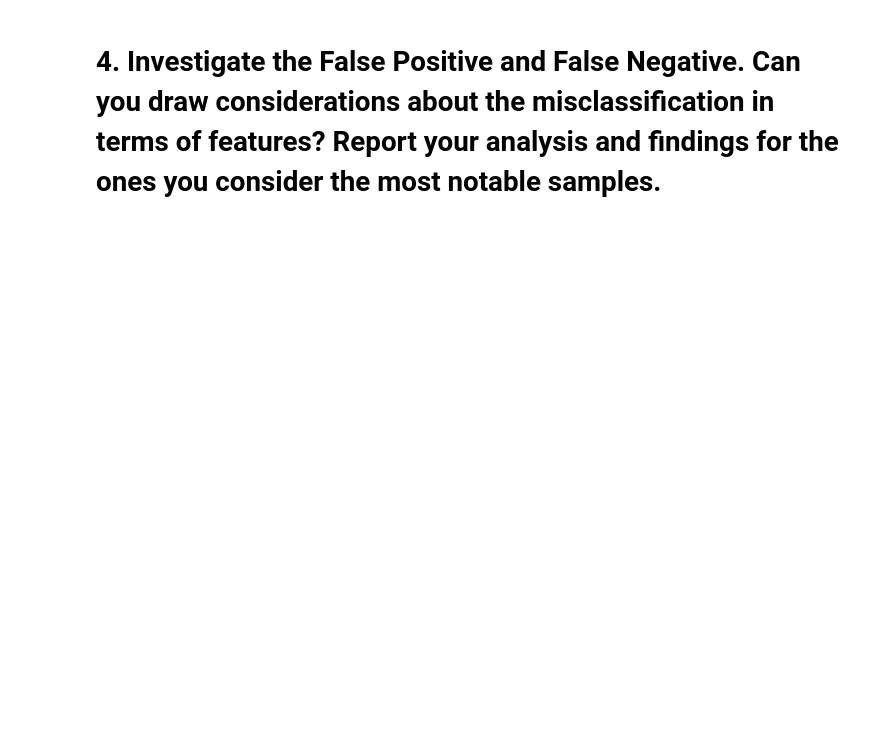
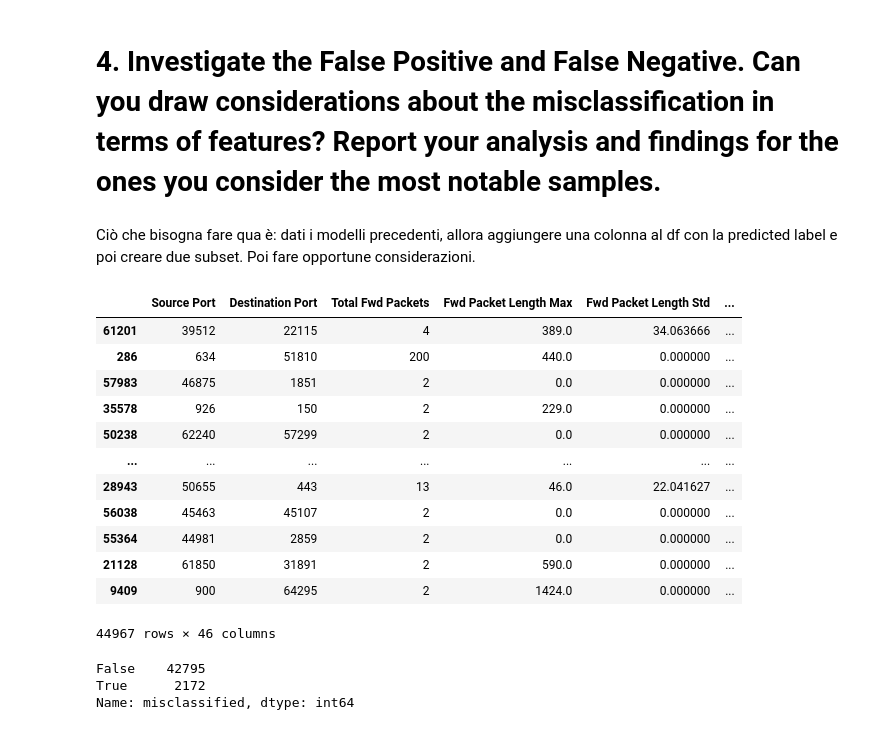
Before and after one commit to n4rciso/DDoS-Detection-using-Machine-Learning, a Jupyter notebook: ToSubmit/ML4N_Project_group9_Section_2.ipynb, the cells around one changed output. Saved outputs shown, nothing was run; the diff lists cells and outputs as text; code cells hidden in the pictures; blank space fills up the shorter version.

```diff
--- a/ToSubmit/ML4N_Project_group9_Section_2.ipynb
+++ b/ToSubmit/ML4N_Project_group9_Section_2.ipynb
@@ -389,7 +317,7 @@ dt_model, dt_accuracy = randomized_search(dt_clf, dt_params)
 Randomized Search for model: DecisionTreeClassifier
 Fitting 2 folds for each of 50 candidates, totalling 100 fits
 # %%
-rf_model, rf_accuracy = randomized_search(rf_clf, rf_params)
+rf_model, rf_accuracy, rf_best_params = randomized_search(rf_clf, rf_params)
 # %% [output]
 Randomized Search for model: RandomForestClassifier
 Fitting 2 folds for each of 50 candidates, totalling 100 fits
@@ -402,12 +324,26 @@ KeyboardInterrupt:
 # %%
-# Print the best models and their accuracies
+# Print the best models. their accuracies and Hyperparameters
 print(f"Decision Tree accuracy: {dt_accuracy}")
 print(f"Random Forest accuracy: {rf_accuracy}")
-print(f"Logistic Regression accuracy: {lr_accuracy}")
+print(f"SVM accuracy: {svm_accuracy}")
+
+print("Random Forest Best Parameters:", rf_best_params)
+print("Decision Tree Best Parameters:", dt_best_params)
+print("SVM Best Parameters:", svm_best_params)
+
 
 # Determine the best overall model
-best_accuracy = max(dt_accuracy, rf_accuracy, lr_accuracy)
-best_model = 'Decision Tree' if best_accuracy == dt_accuracy else 'Random Forest' if best_accuracy == rf_accuracy else 'Logistic Regression'
+best_accuracy = max(dt_accuracy, rf_accuracy, svm_accuracy)
 
-print(f"Best model: {best_model} with accuracy {best_accuracy}")
+if best_accuracy == dt_accuracy:
+    best_model = dt_clf
+    best_params = dt_best_params
+elif best_accuracy == rf_accuracy:
+    best_model = rf_clf
+    best_params = rf_best_params
+else:
+    best_model = svm_clf
+    best_params = svm_best_params
+
+print(f"Best model: {best_model.__class__.__name__} with accuracy {best_accuracy} and Hyperparameters {best_params}")
 # %% [output]
@@ -418,2 +357,37 @@ Fitting 2 folds for each of 50 candidates, totalling 100 fits
 # %% [markdown]
 # 4. Investigate the False Positive and False Negative. Can you draw considerations about the misclassification in terms of features? Report your analysis and findings for the ones you consider the most notable samples.
+# %% [markdown]
+Ciò che bisogna fare qua è: dati i modelli precedenti, allora aggiungere una colonna al df con la predicted label e poi creare due subset. Poi fare opportune considerazioni.
+# %%
+best_model.set_params(**best_params)
+best_model.fit(x_train_s, y_train)
+predicted_classes = best_model.predict(x_train_s)
+df_withPred = x_train.copy()
+# Adding the predicted classes to the DataFrame
+df_withPred['Predicted Class'] = predicted_classes # There is a difference in the nr of the lines.
+df_withPred['Real Class'] = y_train
+# %%
+df_withPred['misclassified'] = df_withPred['Predicted Class'] != df_withPred['Real Class']
+# %%
+df_withPred
+# %% [output]
+|  | Source Port | Destination Port | Total Fwd Packets | Fwd Packet Length Max | Fwd Packet Length Std | ... |
+| 61201 | 39512 | 22115 | 4 | 389.0 | 34.063666 | ... |
+| 286 | 634 | 51810 | 200 | 440.0 | 0.000000 | ... |
+| 57983 | 46875 | 1851 | 2 | 0.0 | 0.000000 | ... |
+| 35578 | 926 | 150 | 2 | 229.0 | 0.000000 | ... |
+| 50238 | 62240 | 57299 | 2 | 0.0 | 0.000000 | ... |
+| ... | ... | ... | ... | ... | ... | ... |
+| 28943 | 50655 | 443 | 13 | 46.0 | 22.041627 | ... |
+| 56038 | 45463 | 45107 | 2 | 0.0 | 0.000000 | ... |
+| 55364 | 44981 | 2859 | 2 | 0.0 | 0.000000 | ... |
+| 21128 | 61850 | 31891 | 2 | 590.0 | 0.000000 | ... |
+| 9409 | 900 | 64295 | 2 | 1424.0 | 0.000000 | ... |
+44967 rows × 46 columns
+# %%
+value_counts = df_withPred['misclassified'].value_counts()
+value_counts
+# %% [output]
+False    42795
+True      2172
+Name: misclassified, dtype: int64
```
Also changed, not shown: parts of 20 cells of this notebook.
